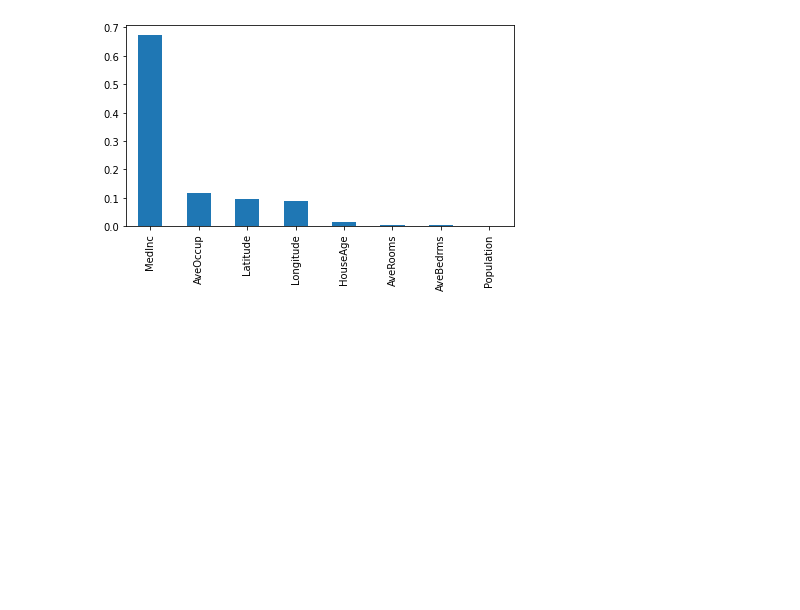
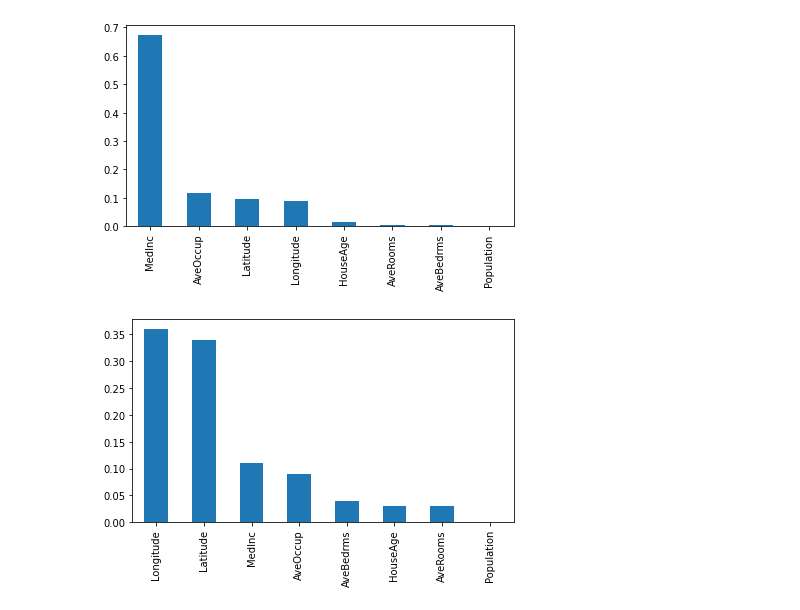
Before and after one commit to SaremS/polynomial_boosting, a Jupyter notebook: ExampleNotebook.ipynb, the cells around one changed output. Saved outputs shown, nothing was run; the diff lists cells and outputs as text; code cells hidden in the pictures; blank space fills up the shorter version.

```diff
--- a/ExampleNotebook.ipynb
+++ b/ExampleNotebook.ipynb
@@ -179,6 +238,25 @@ d_model2 = GradientBoostingRegressor(max_depth=1, n_estimators=100, learning_rat
 d_model2.fit(X_train,y_train)
 
 d_preds2 = d_model2.predict(X_test) * ys + ym
+# %%
+lgb_dataset = lgb.Dataset(X_train, label=y_train.reshape(-1), params={'linear_tree': True})
+
+lgb_params = {
+    "objective": "regression",
+    "metric": "l2",
+    "num_iterations": 100,
+    "num_leaves": 2,
+    "learning_rate": 0.25,
+    "linear_lambda": 5.0,
+    "data_sampling_strategy": "goss",
+    "top_rate": 0.2, #=goss alpha
+    "other_rate": 0.025, #=goss beta
+    "verbosity": -1
+}
+
+d_model3 = lgb.train(lgb_params, lgb_dataset)
+
+d_preds3 = d_model3.predict(X_test).reshape(-1) * ys + ym
 # %%
 np.mean((d_preds-y_test)**2)
 # %% [output]
@@ -202,3 +284,10 @@ importances2.sort_values(ascending=False).plot(kind="bar")
 plt.tight_layout()
 # %% [output]
 [figure]
+# %%
+importances3 = pd.Series(d_model3.feature_importance()/np.sum(d_model3.feature_importance()), index=feature_names)
+
+importances3.sort_values(ascending=False).plot(kind="bar")
+plt.tight_layout()
+# %% [output]
+[figure, added]
```
Also changed, not shown: parts of 7 cells of this notebook, 5 other files.
